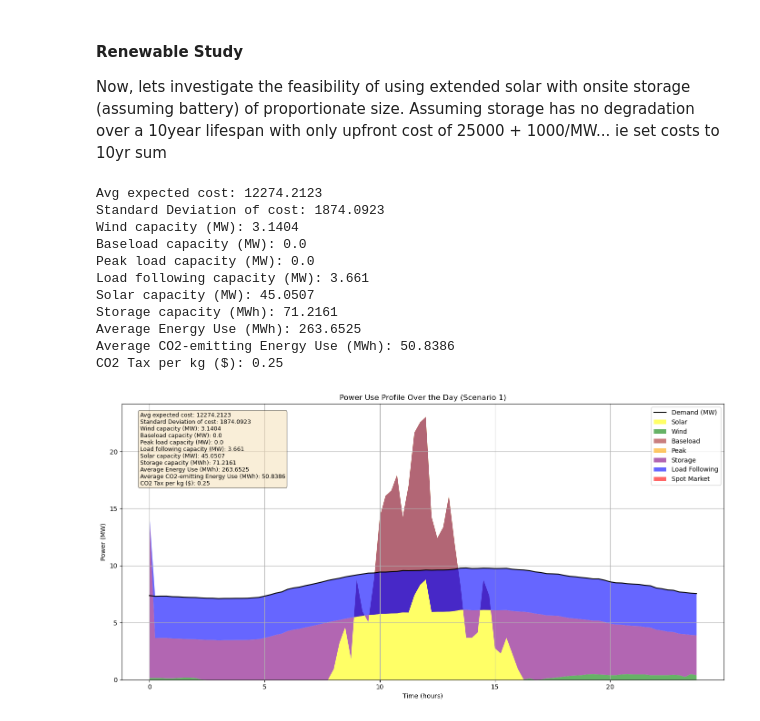
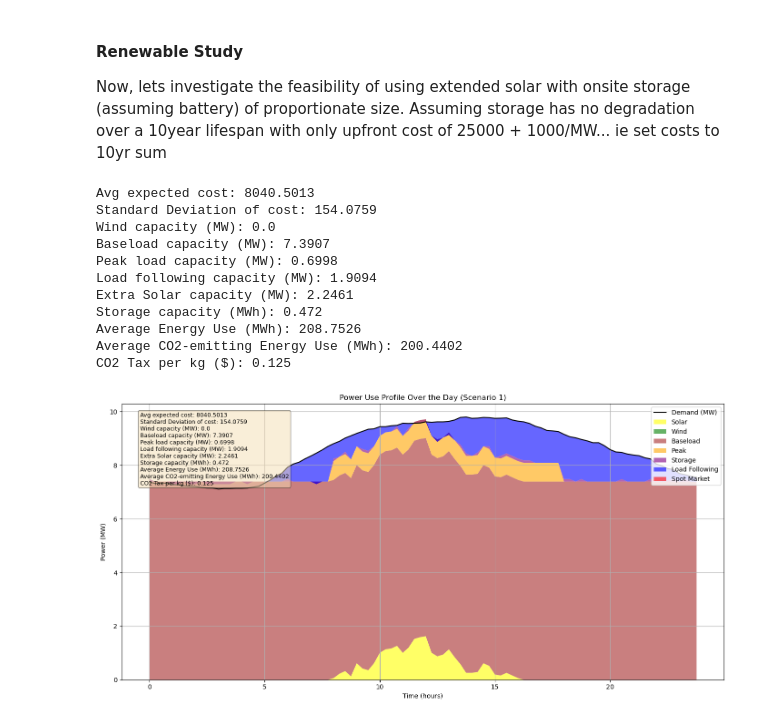
Before and after one commit to liammchugh/EnergyOpt_Project3_Group1, a Jupyter notebook: Project3.ipynb, the cells around one changed output. Saved outputs shown, nothing was run; the diff lists cells and outputs as text; code cells hidden in the pictures.

```diff
--- a/Project3.ipynb
+++ b/Project3.ipynb
@@ -237,12 +237,12 @@ service_fee = 5
 
 # CO2 Cost Premium
 MWh_to_kgCO2 = 185  # US avg kg CO2 per MWh https://www.eia.gov/tools/faqs/faq.php?id=74&t=11
-co2_cost_perkg = 0.25 # cost per kg CO2 generation
+co2_cost_perkg = 0.125 # cost per kg CO2 generation
 
 # Solar cost parameters NEEDS WORK
 solar_fixed_cost = 0  # Upfront cost
 solar_cost_per_mw = 770000  # Cost per MW of solar capacity https://www.solarreviews.com/blog/how-does-utility-scale-solar-work
-solar_cost_per_mw = 1.46*solar_cost_per_mw  # 1.25million... Cost per MW of solar generation with offsite transmission ^^^
+solar_cost_per_mw = 1.25*solar_cost_per_mw  # 1.25million... Cost per MW of solar generation with offsite transmission ^^^
 solar_lifespan_years = 30  # Lifespan over which to amortize the storage cost
 max_solar_capacity = 100 # Maximum solar capacity, limited by surface area
 solar_capacity = cp.Variable(nonneg=True)
@@ -411,43 +411,43 @@ cost_premium = 0  # Placeholder for cost premium expression
 objective = cp.Minimize(avg_cost)
 # objective_CVaR = cp.Minimize(avg_cost + 1.28 * cost_sigma + cost_premium)  # Risk function if needed
 
 # Define and solve the problem
 problem = cp.Problem(objective, constraints)
 problem.solve(solver=cp.GUROBI, OptimalityTol=1e-9)
 
 # Output results
 if problem.status == cp.OPTIMAL:
     output = {
         "Avg expected cost": round(problem.value, 4),
         # "Real-time cost average": round(rt_avg.value, 4),
         "Standard Deviation of cost": round(cost_sigma.value.item(), 4),
         "Wind capacity (MW)": round(wind_capacity.value.item(), 4),
         "Baseload capacity (MW)": round(baseload_capacity.value.item(), 4),
         "Peak load capacity (MW)": round(peak_capacity.value.item(), 4),
         "Load following capacity (MW)": round(load_following_capacity.value.item(), 4),
-        "Solar capacity (MW)": round(solar_capacity.value.item(), 4),
+        "Extra Solar capacity (MW)": round(solar_capacity.value.item(), 4),
         "Storage capacity (MWh)": round(storage_capacity.value.item(), 4),
         "Average Energy Use (MWh)": round(avg_Energy.value, 4),
         "Average CO2-emitting Energy Use (MWh)": round(avg_MWh_CO2.value, 4),
         "CO2 Tax per kg ($)": round(co2_cost_perkg, 4)
     }
 else:
     output = {"error": problem.status}
 
 for key, value in output.items():
     print(f"{key}: {value}")
 
 plot_power_use_profile(mode=2, sc_choice=0, output=output)
 # %% [output]
-Avg expected cost: 12274.2123
-Standard Deviation of cost: 1874.0923
-Wind capacity (MW): 3.1404
-Baseload capacity (MW): 0.0
-Peak load capacity (MW): 0.0
-Load following capacity (MW): 3.661
-Solar capacity (MW): 45.0507
-Storage capacity (MWh): 71.2161
-Average Energy Use (MWh): 263.6525
-Average CO2-emitting Energy Use (MWh): 50.8386
-CO2 Tax per kg ($): 0.25
+Avg expected cost: 8040.5013
+Standard Deviation of cost: 154.0759
+Wind capacity (MW): 0.0
+Baseload capacity (MW): 7.3907
+Peak load capacity (MW): 0.6998
+Load following capacity (MW): 1.9094
+Extra Solar capacity (MW): 2.2461
+Storage capacity (MWh): 0.472
+Average Energy Use (MWh): 208.7526
+Average CO2-emitting Energy Use (MWh): 200.4402
+CO2 Tax per kg ($): 0.125
-[figure, old version]
+[figure, new version]
```
